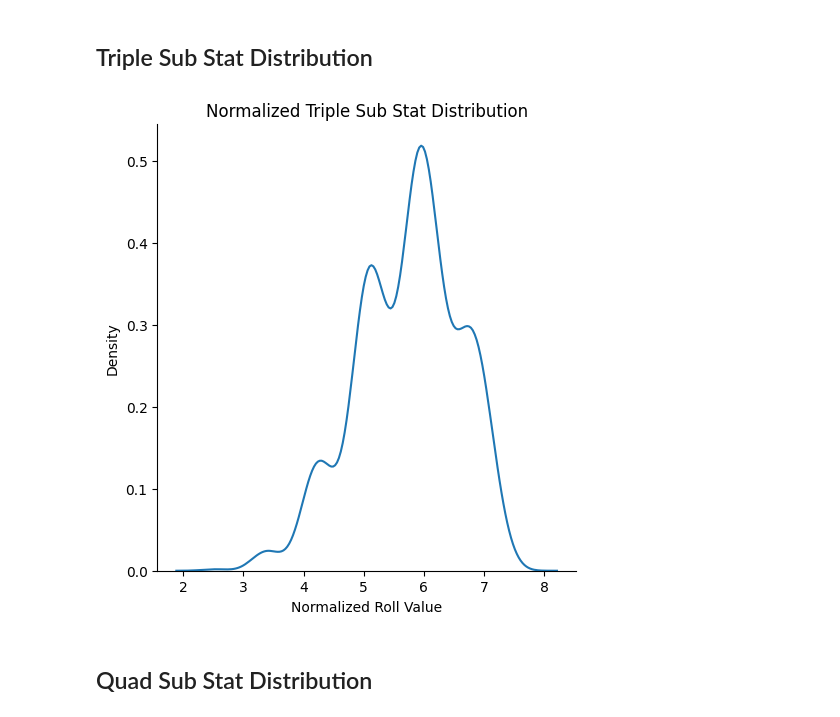
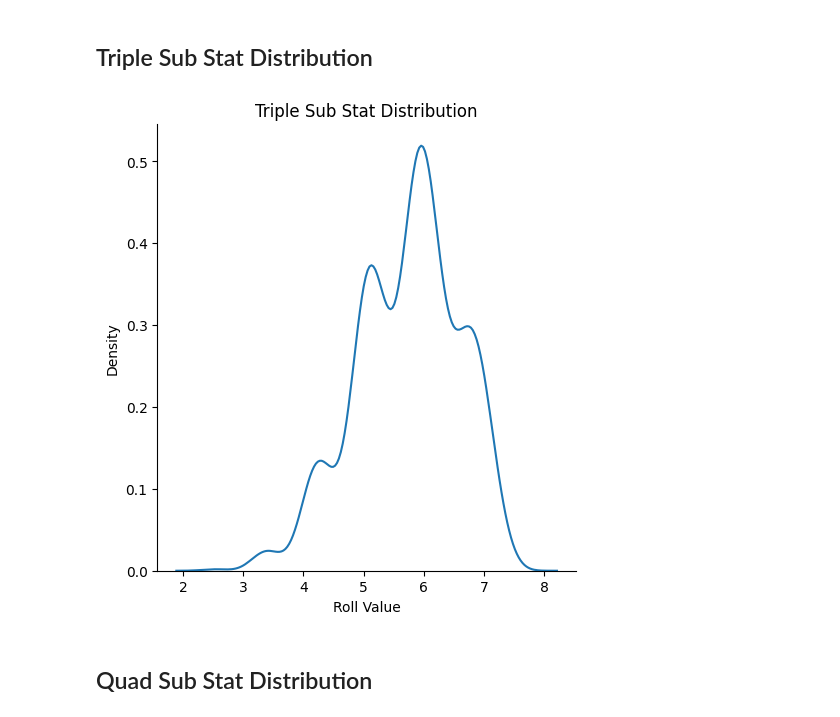
Before and after one commit to rkp1503/Genshin-Impact, a Jupyter notebook: src/Artifact_Sub_Stat_Distribution.ipynb, the cells around one changed output. Saved outputs shown, nothing was run; the diff lists cells and outputs as text; code cells hidden in the pictures.

```diff
--- a/src/Artifact_Sub_Stat_Distribution.ipynb
+++ b/src/Artifact_Sub_Stat_Distribution.ipynb
@@ -37,11 +21,10 @@ ssd.main(json_data, sub_stats, normalize)
 # %% [markdown]
 ## Triple Sub Stat Distribution
-# %%
-sub_stats: list[str] = [CR, CD, ER]
-
-sst.main(json_data, sub_stats, normalize)
-# %% [output]
-[figure, removed]
+# %%
+num_sub_stats: int = 3
+theory.main(num_sub_stats)
+# %% [output]
+[figure, added]
 # %% [markdown]
 ## Quad Sub Stat Distribution
 # %%
```
Also changed, not shown: parts of 7 cells of this notebook.
